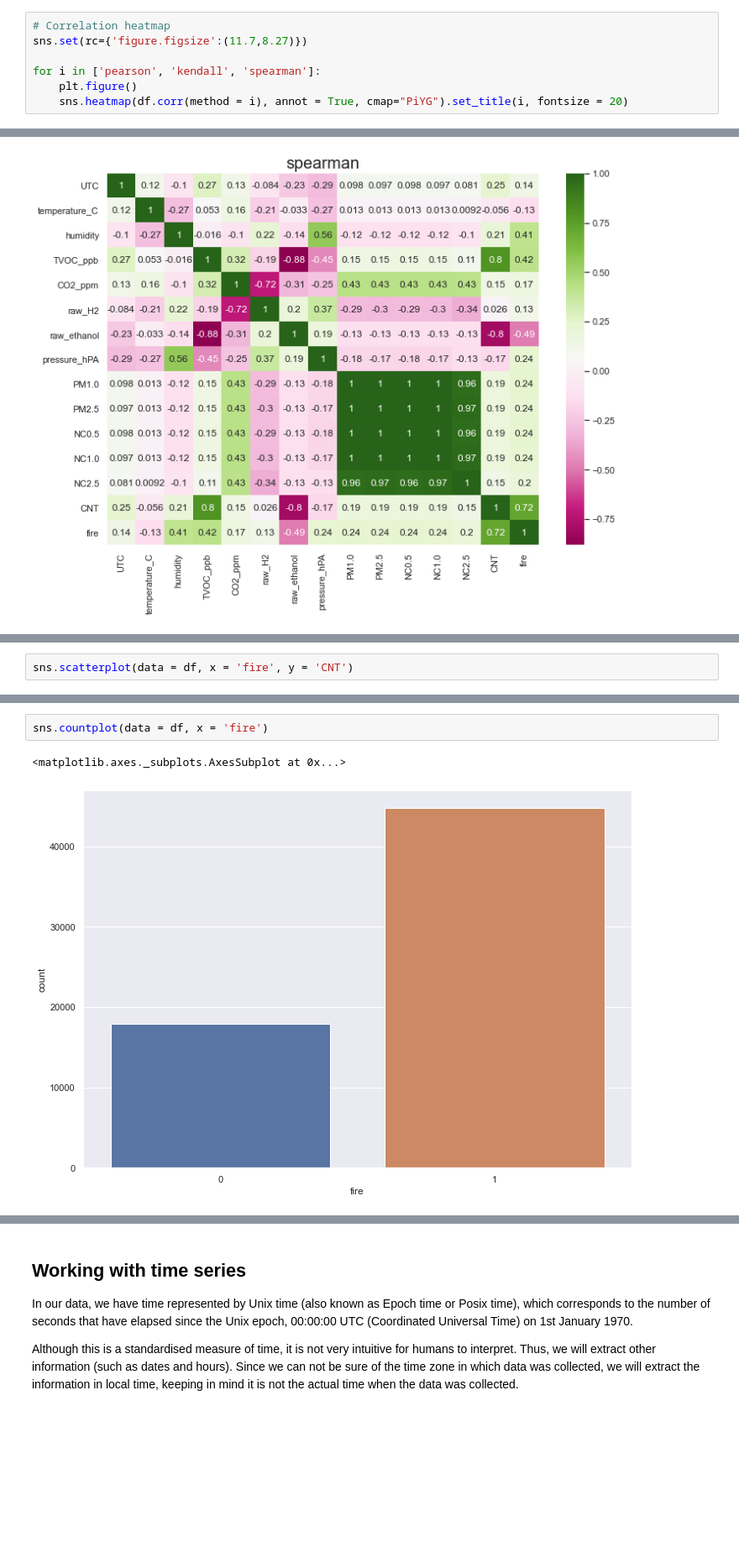
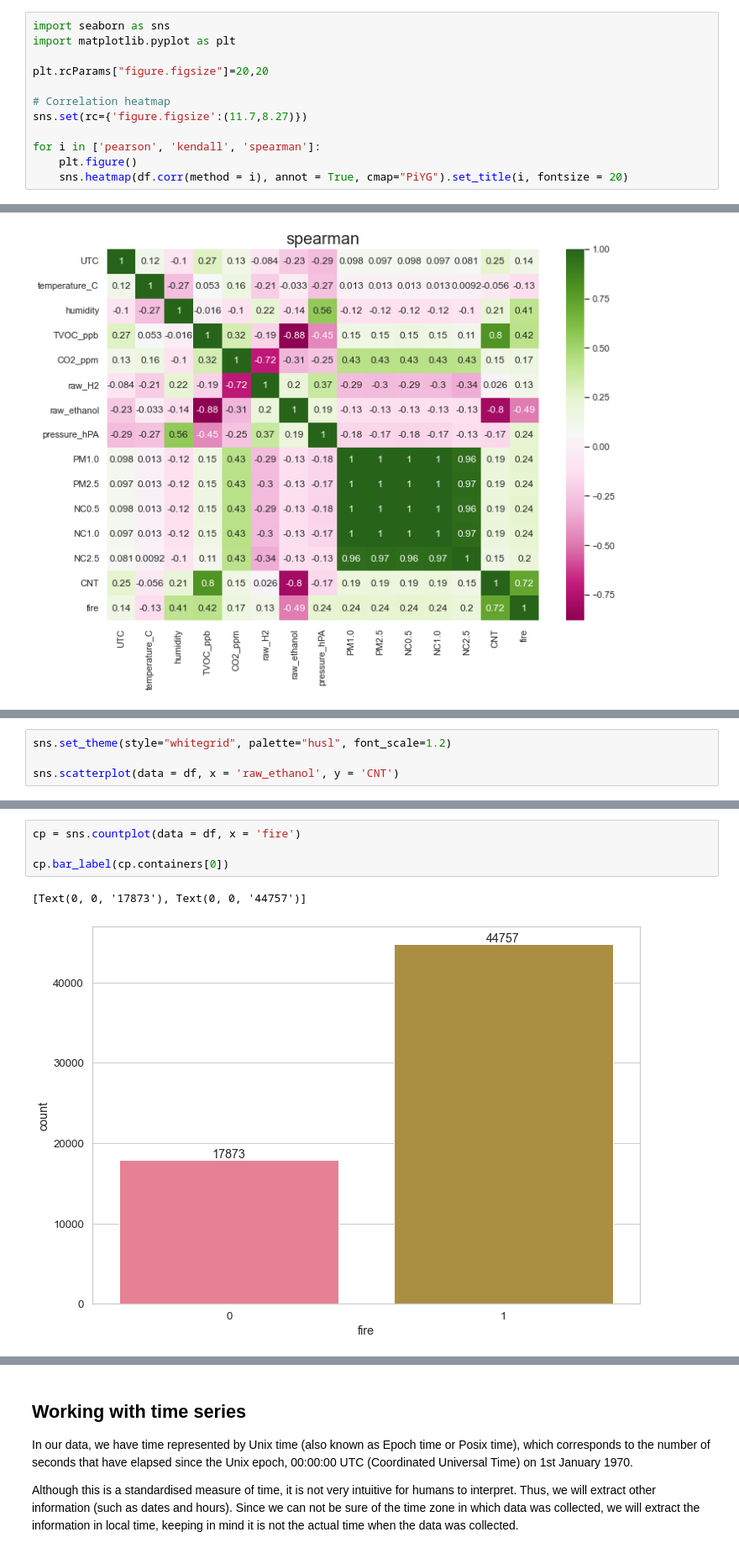
Before and after one commit to alanaselli/smoke_detection, a Jupyter notebook: main.ipynb, the cells around one changed output, grey strips where cells are left out. Shown at 84% size. Cells and saved outputs as stored; diff of their text form; blank space fills up the shorter version.

Commit message:
Updated plots and added comments up to feature extraction section

```diff
--- a/main.ipynb
+++ b/main.ipynb
@@ -188,6 +192,11 @@
 
 * Spearman: Spearman's rank corelation is a nonparametric measure of rank correlation (statistical dependence between the rankings of two variables). It is nonparametric, thus it does not rely on normality, and also works with ordinal variables. It assesses how well the relationship between two variables can be described using a monotonic function.
 # %%
+import seaborn as sns
+import matplotlib.pyplot as plt
+
+plt.rcParams["figure.figsize"]=20,20
+
 # Correlation heatmap
 sns.set(rc={'figure.figsize':(11.7,8.27)})
 
@@ -203,3 +214,5 @@ Looking at the heatmaps, the most correlated (cor greater than | 0.8|) features
 # %%
-sns.scatterplot(data = df, x = 'fire', y = 'CNT')
+sns.set_theme(style="whitegrid", palette="husl", font_scale=1.2)
+
+sns.scatterplot(data = df, x = 'raw_ethanol', y = 'CNT')
 # %% [output]
@@ -279,5 +247,7 @@ df[['UTC','fire']][df['fire']==1]
 # %%
-sns.countplot(data = df, x = 'fire')
+cp = sns.countplot(data = df, x = 'fire')
+
+cp.bar_label(cp.containers[0])
 # %% [output]
-<matplotlib.axes._subplots.AxesSubplot at 0x...>
+[Text(0, 0, '17873'), Text(0, 0, '44757')]
-[figure, old version]
+[figure, new version]
```
Also changed, not shown: parts of 45 cells of this notebook.
